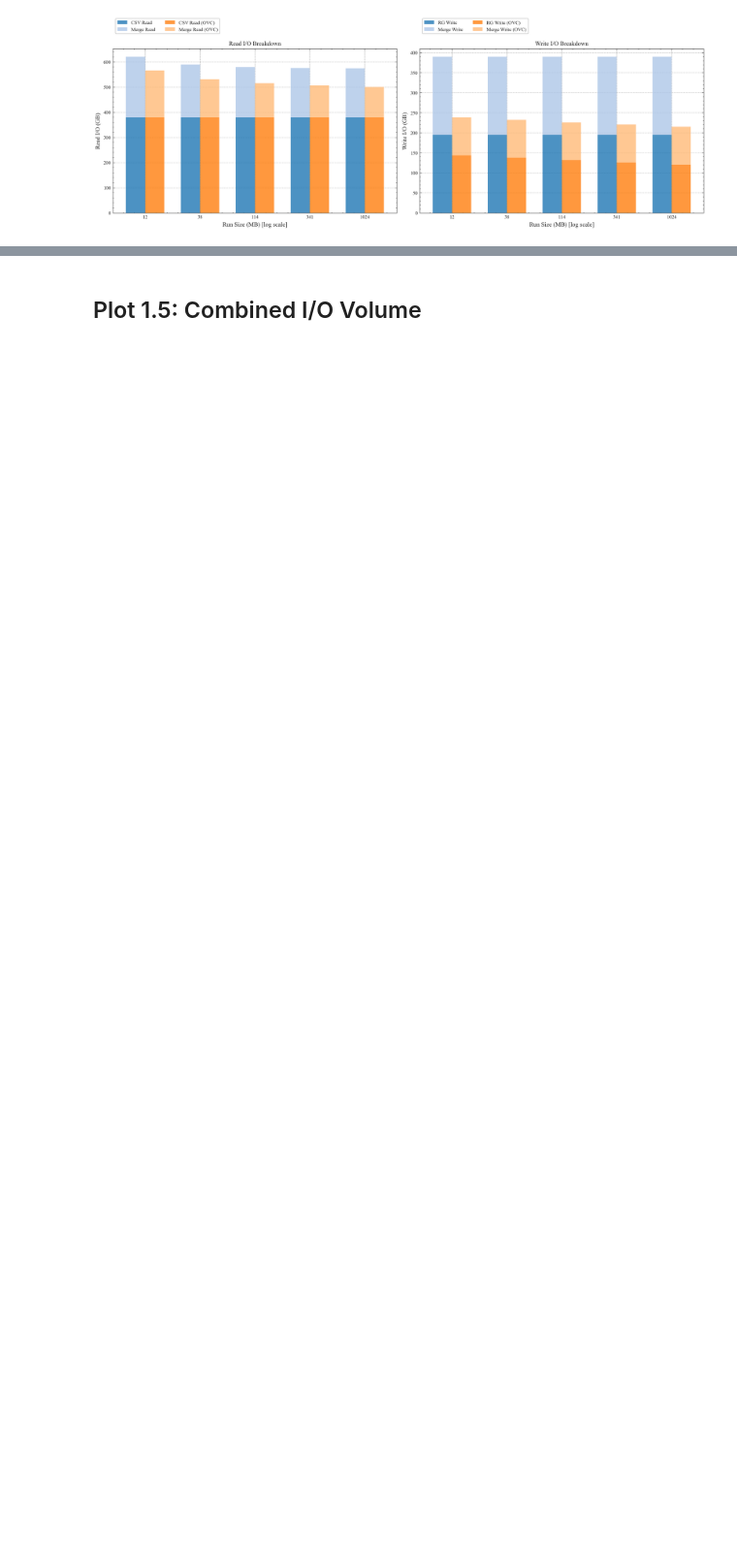
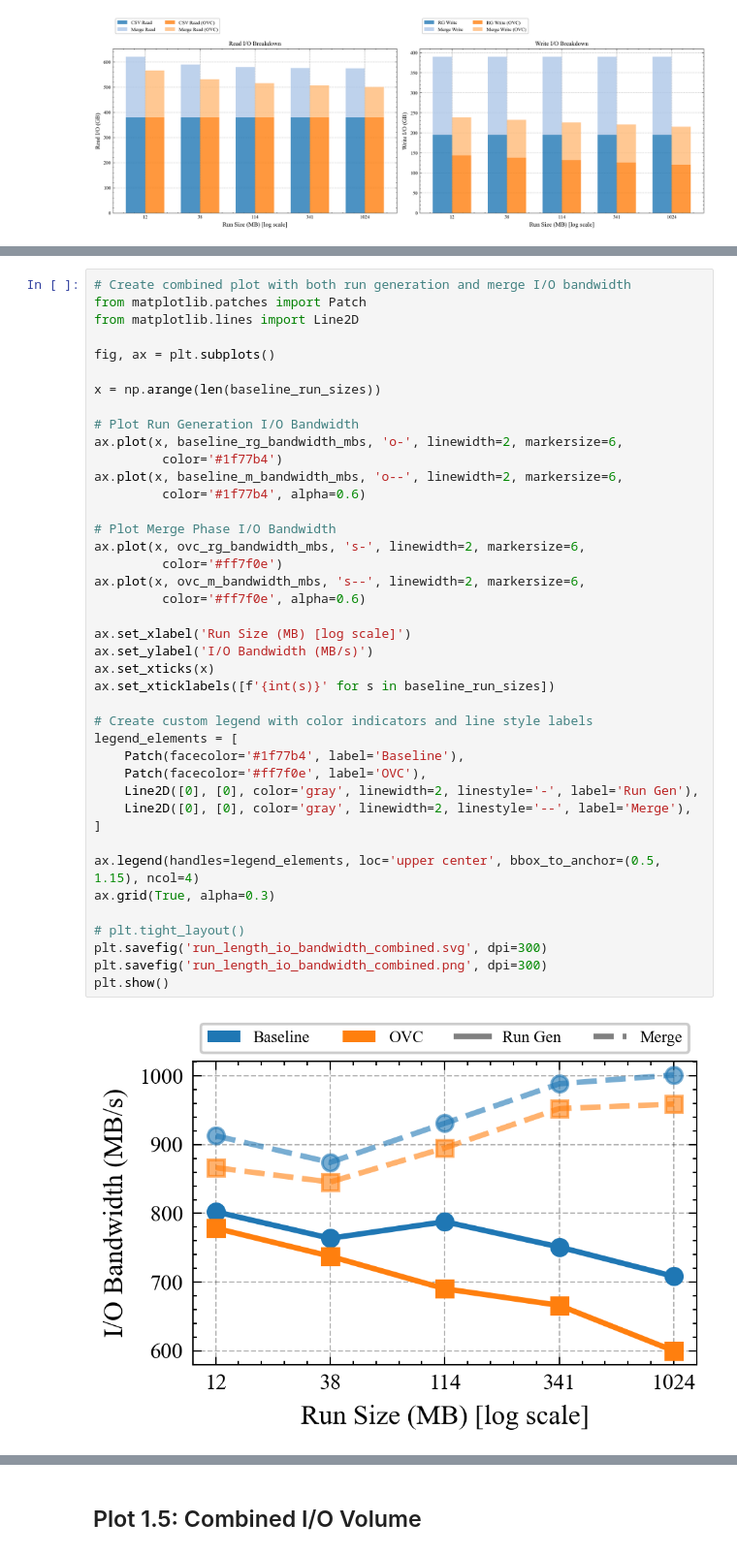
Before and after one commit to cmbenello/es, a Jupyter notebook: logs/run_length_analysis.ipynb, the cells around one changed output, grey strips where cells are left out. Shown at 97% size. Cells and saved outputs as stored; diff of their text form; blank space fills up the shorter version.

```diff
--- a/logs/run_length_analysis.ipynb
+++ b/logs/run_length_analysis.ipynb
@@ -317,0 +318,43 @@ plt.show()
+# %%
+# Create combined plot with both run generation and merge I/O bandwidth
+from matplotlib.patches import Patch
+from matplotlib.lines import Line2D
+
+fig, ax = plt.subplots()
+
+x = np.arange(len(baseline_run_sizes))
+
+# Plot Run Generation I/O Bandwidth
+ax.plot(x, baseline_rg_bandwidth_mbs, 'o-', linewidth=2, markersize=6,
+         color='#1f77b4')
+ax.plot(x, baseline_m_bandwidth_mbs, 'o--', linewidth=2, markersize=6,
+         color='#1f77b4', alpha=0.6)
+
+# Plot Merge Phase I/O Bandwidth
+ax.plot(x, ovc_rg_bandwidth_mbs, 's-', linewidth=2, markersize=6,
+         color='#ff7f0e')
+ax.plot(x, ovc_m_bandwidth_mbs, 's--', linewidth=2, markersize=6,
+         color='#ff7f0e', alpha=0.6)
+
+ax.set_xlabel('Run Size (MB) [log scale]')
+ax.set_ylabel('I/O Bandwidth (MB/s)')
+ax.set_xticks(x)
+ax.set_xticklabels([f'{int(s)}' for s in baseline_run_sizes])
+
+# Create custom legend with color indicators and line style labels
+legend_elements = [
+    Patch(facecolor='#1f77b4', label='Baseline'),
+    Patch(facecolor='#ff7f0e', label='OVC'),
+    Line2D([0], [0], color='gray', linewidth=2, linestyle='-', label='Run Gen'),
+    Line2D([0], [0], color='gray', linewidth=2, linestyle='--', label='Merge'),
+]
+
+ax.legend(handles=legend_elements, loc='upper center', bbox_to_anchor=(0.5, 1.15), ncol=4)
+ax.grid(True, alpha=0.3)
+
+# plt.tight_layout()
+plt.savefig('run_length_io_bandwidth_combined.svg', dpi=300)
+plt.savefig('run_length_io_bandwidth_combined.png', dpi=300)
+plt.show()
+# %% [output]
+[figure, added]
```
Also changed, not shown: parts of 6 cells of this notebook, 26 other files.
